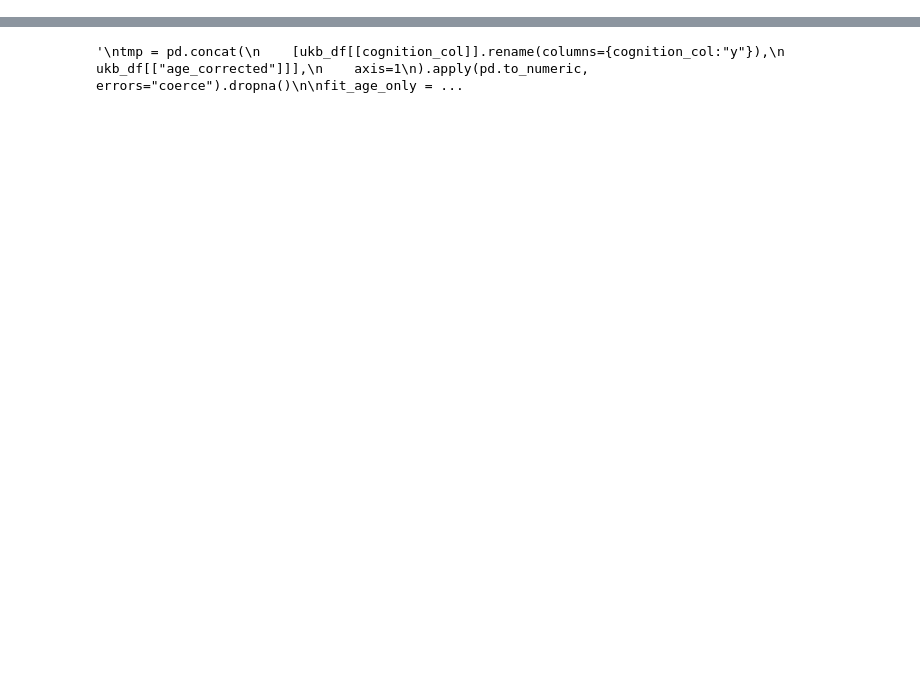
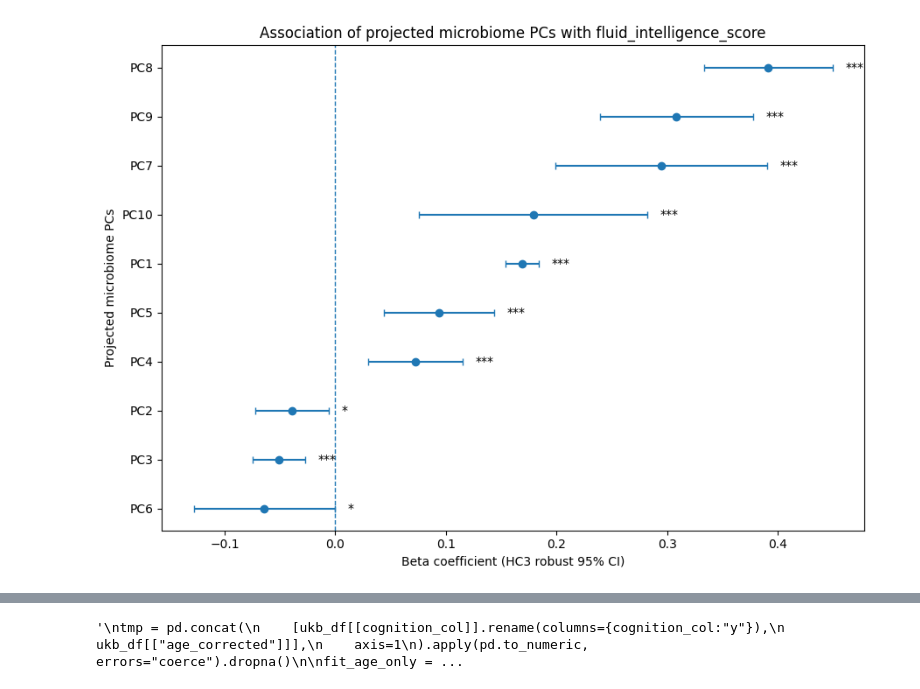
Before and after one commit to liuhon33/AGP_python_with_CV, a Jupyter notebook: projection_RF_PCA.ipynb, the cells around one changed output, grey strips where cells are left out. Drawn from its saved outputs; the diff is of its cells as text; code cells hidden in the pictures; blank space fills up the shorter version.

```diff
--- a/projection_RF_PCA.ipynb
+++ b/projection_RF_PCA.ipynb
@@ -17,7 +17,7 @@ import numpy as np
 import pandas as pd
 import statsmodels.api as sm
 from statsmodels.stats.multitest import multipletests
-
+import matplotlib.pyplot as plt
 
 # 0) Config
 model_dir = "./RF_PCA_Trained_Models/"  # where the saved final_*.pkl and final_training_metadata.json
@@ -44,7 +44,7 @@ with open(os.path.join(model_dir, "final_training_metadata.json"), "r") as f:
     train_meta = json.load(f)
 
 train_cols = train_meta["numeric_cols_used_as_X"]
-n_pcs_to_predict = int(train_meta["n_pcs_to_predict"])
+n_pcs_to_predict = int(train_meta["n_pcs_to_implement"])
 
 print(f"Loaded {len(final_rf_models)} RF models.")
 print(f"Training expects {len(train_cols)} numeric metadata columns.")
@@ -277,0 +337,86 @@ Saved regression summary to: ./hongrui_results/UKB_RF_PCA_Projection/ukb_cogniti
+# %%
+# ============================================================
+# 6) FOREST PLOT (paper-style): projected PC_hat coefficients
+# ============================================================
+
+import matplotlib.pyplot as plt
+import numpy as np
+import pandas as pd
+import os
+
+coef_df = pd.DataFrame({
+    "term": fit.params.index,
+    "beta": fit.params.values,
+    "pval": fit.pvalues.values
+})
+
+ci = fit.conf_int()
+ci.columns = ["ci_low", "ci_high"]
+coef_df = coef_df.merge(ci, left_on="term", right_index=True, how="left")
+
+forest_df = coef_df[coef_df["term"].isin(pc_cols)].copy()
+
+if forest_df.empty:
+    raise ValueError("No projected PC terms found in fit.params. Check pc_cols naming.")
+
+def p_to_star(p):
+    if p < 0.001:
+        return "***"
+    elif p < 0.01:
+        return "**"
+    elif p < 0.05:
+        return "*"
+    return ""
+
+forest_df["stars"] = forest_df["pval"].apply(p_to_star)
+
+# nicer labels
+forest_df["label"] = forest_df["term"].str.replace("_hat", "", regex=False)
+
+# sort by beta
+forest_df = forest_df.sort_values("beta", ascending=True).reset_index(drop=True)
+
+fig_h = max(4, 0.5 * len(forest_df) + 1.5)
+fig, ax = plt.subplots(figsize=(9, fig_h))
+
+ypos = np.arange(len(forest_df))
+
+ax.errorbar(
+    x=forest_df["beta"],
+    y=ypos,
+    xerr=[
+        forest_df["beta"] - forest_df["ci_low"],
+        forest_df["ci_high"] - forest_df["beta"]
+    ],
+    fmt="o",
+    capsize=3,
+    linewidth=1.5
+)
+
+ax.axvline(0, linestyle="--", linewidth=1)
+
+ax.set_yticks(ypos)
+ax.set_yticklabels(forest_df["label"])
+ax.set_xlabel("Beta coefficient (HC3 robust 95% CI)")
+ax.set_ylabel("Projected microbiome PCs")
+ax.set_title(f"Association of projected microbiome PCs with {cognition_col}")
+
+# add significance stars to the right of each CI
+x_pad = 0.02 * (forest_df["ci_high"].max() - forest_df["ci_low"].min() + 1e-8)
+for i, row in forest_df.iterrows():
+    if row["stars"] != "":
+        ax.text(row["ci_high"] + x_pad, i, row["stars"], va="center", fontsize=10)
+
+plt.tight_layout()
+
+forest_png = os.path.join(out_dir, "ukb_cognition_projected_pc_forestplot.png")
+forest_pdf = os.path.join(out_dir, "ukb_cognition_projected_pc_forestplot.pdf")
+
+plt.savefig(forest_png, dpi=300, bbox_inches="tight")
+plt.savefig(forest_pdf, bbox_inches="tight")
+plt.show()
+
+print(f"Saved forest plot PNG to: {forest_png}")
+print(f"Saved forest plot PDF to: {forest_pdf}")
+# %% [output]
+[figure, added]
```
Also changed, not shown: parts of 15 cells of this notebook, 7 other files.
